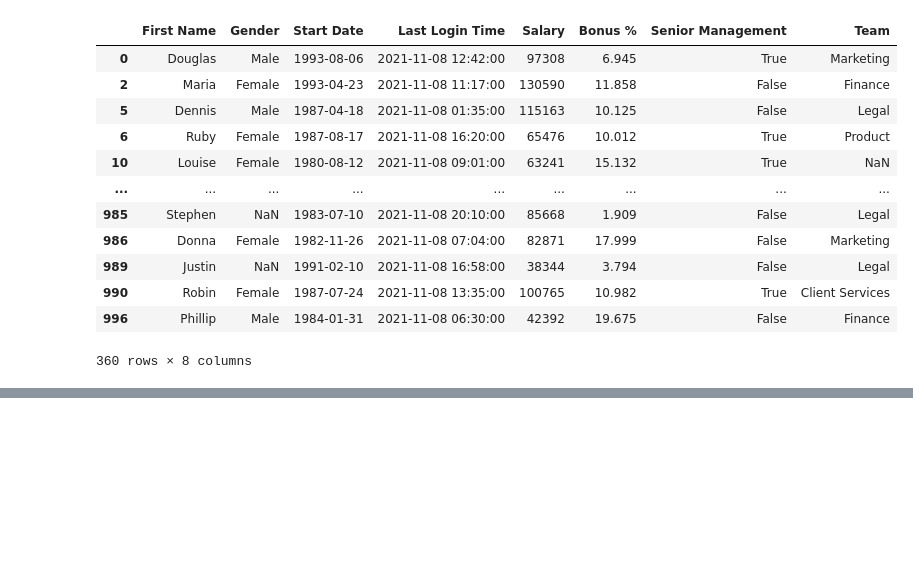
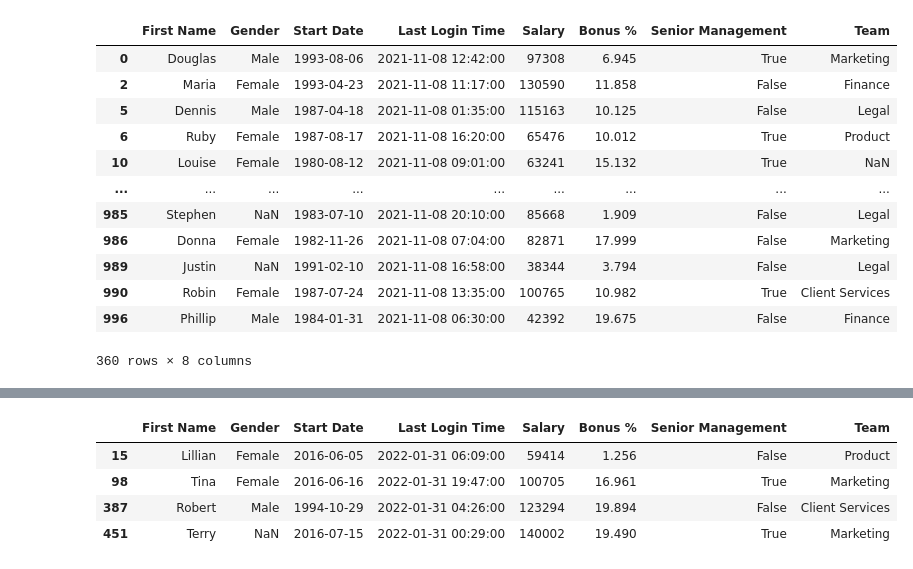
Before and after one commit to nikolay-rudenko/pandas_edu, a Jupyter notebook: pandas_course/DataFrame2.ipynb, the cells around one changed output, grey strips where cells are left out. Saved outputs shown, nothing was run; the diff lists cells and outputs as text; code cells hidden in the pictures; blank space fills up the shorter version.

```diff
--- a/pandas_course/DataFrame2.ipynb
+++ b/pandas_course/DataFrame2.ipynb
@@ -242,0 +270,14 @@ df[mask]
+# %%
+mask1 = df['First Name'] == 'Robert'
+# %%
+mask2 = df['Team'] == 'Client Services'
+# %%
+mask3 = df['Start Date'] > '2016-06-01'
+# %%
+df[(mask1 & mask2) | mask3]
+# %% [output]
+|  | First Name | Gender | Start Date | Last Login Time | Salary | Bonus % | Senior Management | Team |
+| 15 | Lillian | Female | 2016-06-05 | 2022-01-31 06:09:00 | 59414 | 1.256 | False | Product |
+| 98 | Tina | Female | 2016-06-16 | 2022-01-31 19:47:00 | 100705 | 16.961 | True | Marketing |
+| 387 | Robert | Male | 1994-10-29 | 2022-01-31 04:26:00 | 123294 | 19.894 | False | Client Services |
+| 451 | Terry | NaN | 2016-07-15 | 2022-01-31 00:29:00 | 140002 | 19.490 | True | Marketing |
```
Also changed, not shown: parts of 5 cells of this notebook.
